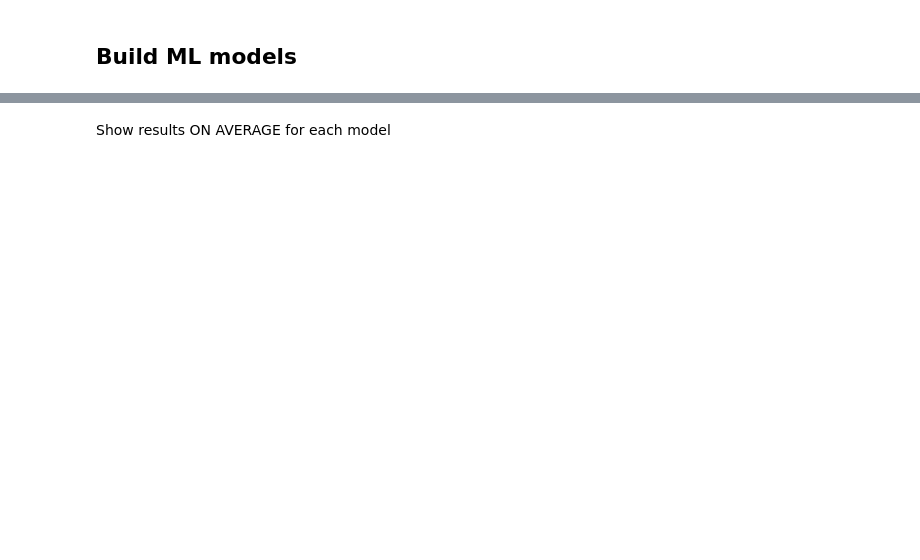
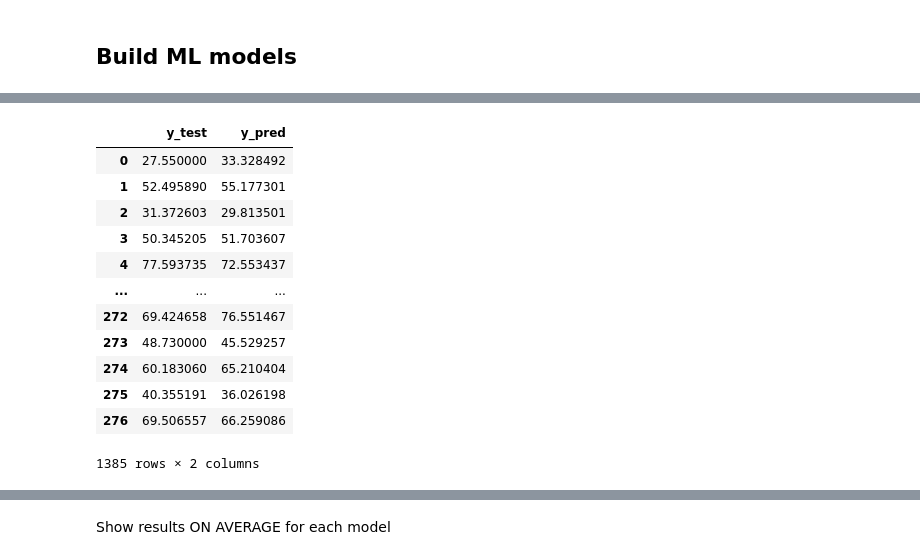
Before and after one commit to brainspinner/cvasl, a Jupyter notebook: extended_harm_paper/ml_experiment3g-plus.ipynb, the cells around one changed output, grey strips where cells are left out. Cells and saved outputs as stored; diff of their text form; code cells hidden in the pictures; blank space fills up the shorter version.

```diff
--- a/extended_harm_paper/ml_experiment3g-plus.ipynb
+++ b/extended_harm_paper/ml_experiment3g-plus.ipynb
@@ -151,3 +192,7 @@ mixed_data.head(3)
+# %%
+output_folder = '3_ComBatPlusPlus'
+
+os.makedirs(output_folder, exist_ok=True)
 # %% [markdown]
 ## Build ML models
 # %%
@@ -170,4 +231,18 @@ avg_linr
 # %%
-linr_y_frame.to_csv('linr_y_frame_neuro_harm.csv')
+linr_y_frame.to_csv(output_folder + 'linr_y_frame_combatplusplus_harm.csv')
 linr_y_frame
+# %% [output]
+|  | y_test | y_pred |
+| 0 | 27.550000 | 33.328492 |
+| 1 | 52.495890 | 55.177301 |
+| 2 | 31.372603 | 29.813501 |
+| 3 | 50.345205 | 51.703607 |
+| 4 | 77.593735 | 72.553437 |
+| ... | ... | ... |
+| 272 | 69.424658 | 76.551467 |
+| 273 | 48.730000 | 45.529257 |
+| 274 | 60.183060 | 65.210404 |
+| 275 | 40.355191 | 36.026198 |
+| 276 | 69.506557 | 66.259086 |
+1385 rows × 2 columns
 # %%
```
Also changed, not shown: parts of 89 cells of this notebook, 5 other files.
